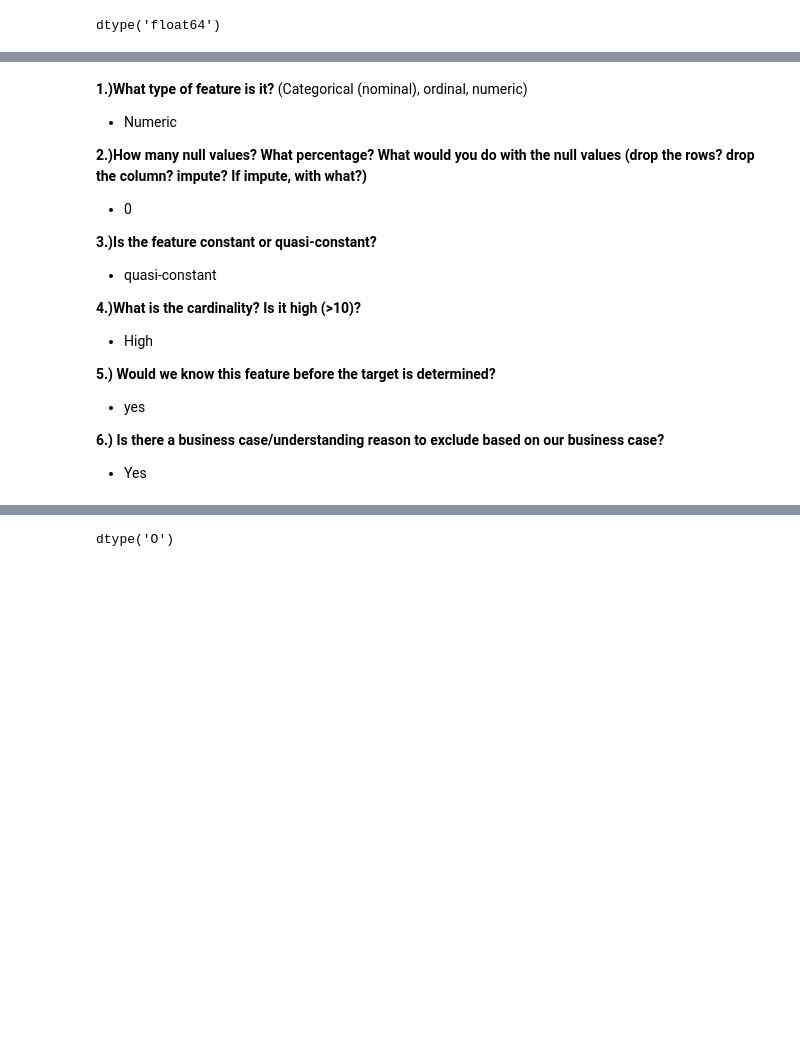
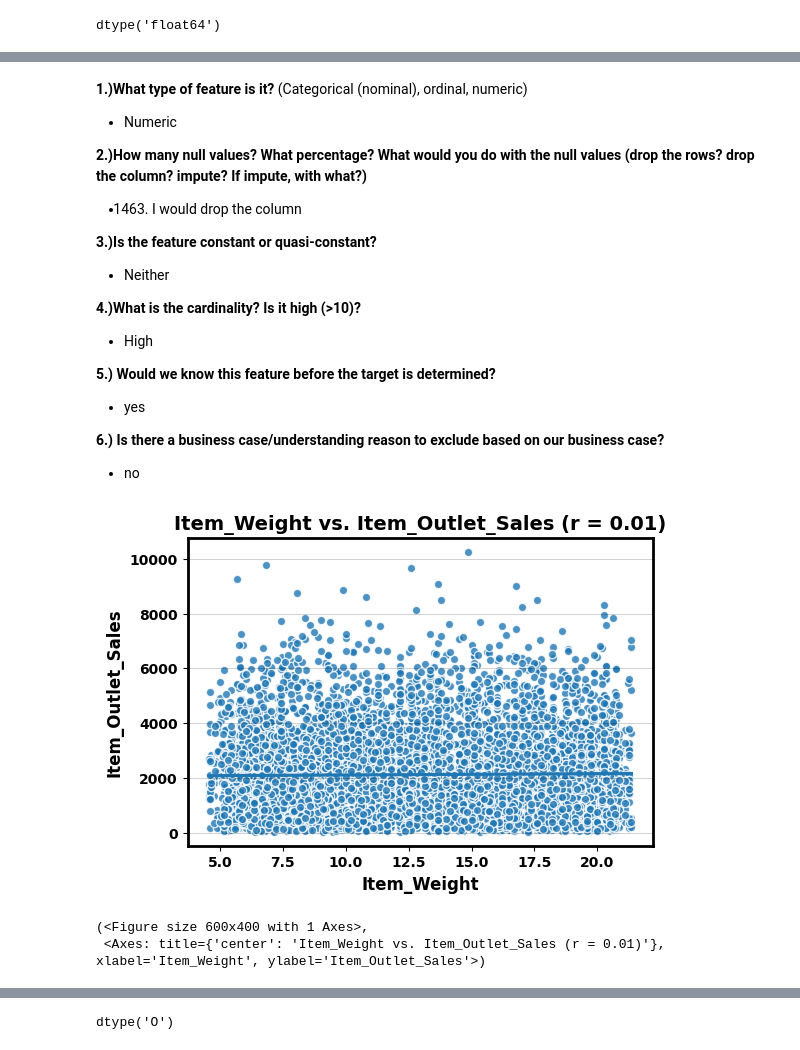
Before and after one commit to aksalas/Prediction-of-Product-Sales, a Jupyter notebook: Prediction_of_Product_Sales_.ipynb, the cells around one changed output, grey strips where cells are left out. Drawn from its saved outputs; the diff is of its cells as text; code cells hidden in the pictures; blank space fills up the shorter version.

```diff
--- a/Prediction_of_Product_Sales_.ipynb
+++ b/Prediction_of_Product_Sales_.ipynb
@@ -469,0 +474,3 @@ dtype('float64')
+# %%
+feature = 'Item_Weight'
+df[feature].dtype
@@ -477,10 +492,10 @@ TypeError: ignored
   - Numeric
 
 **2.)How many null values? What percentage? What would you do with the null values (drop the rows? drop the column? impute? If impute, with what?)**
-- 0
+- 1463. I would drop the column
 
 **3.)Is the feature constant or quasi-constant?**
-- quasi-constant
+- Neither
 
 **4.)What is the cardinality? Is it high (>10)?**
 - High
@@ -489,4 +504,10 @@ TypeError: ignored
 - yes
 
 **6.) Is there a business case/understanding reason to exclude based on our business case?**
-- Yes
+- no
+# %%
+plot_numeric_vs_target(df, feature)
+# %% [output]
+[figure, added]
+(<Figure size 600x400 with 1 Axes>,
+ <Axes: title={'center': 'Item_Weight vs. Item_Outlet_Sales (r = 0.01)'}, xlabel='Item_Weight', ylabel='Item_Outlet_Sales'>)
```
Also changed, not shown: parts of 72 cells of this notebook.
